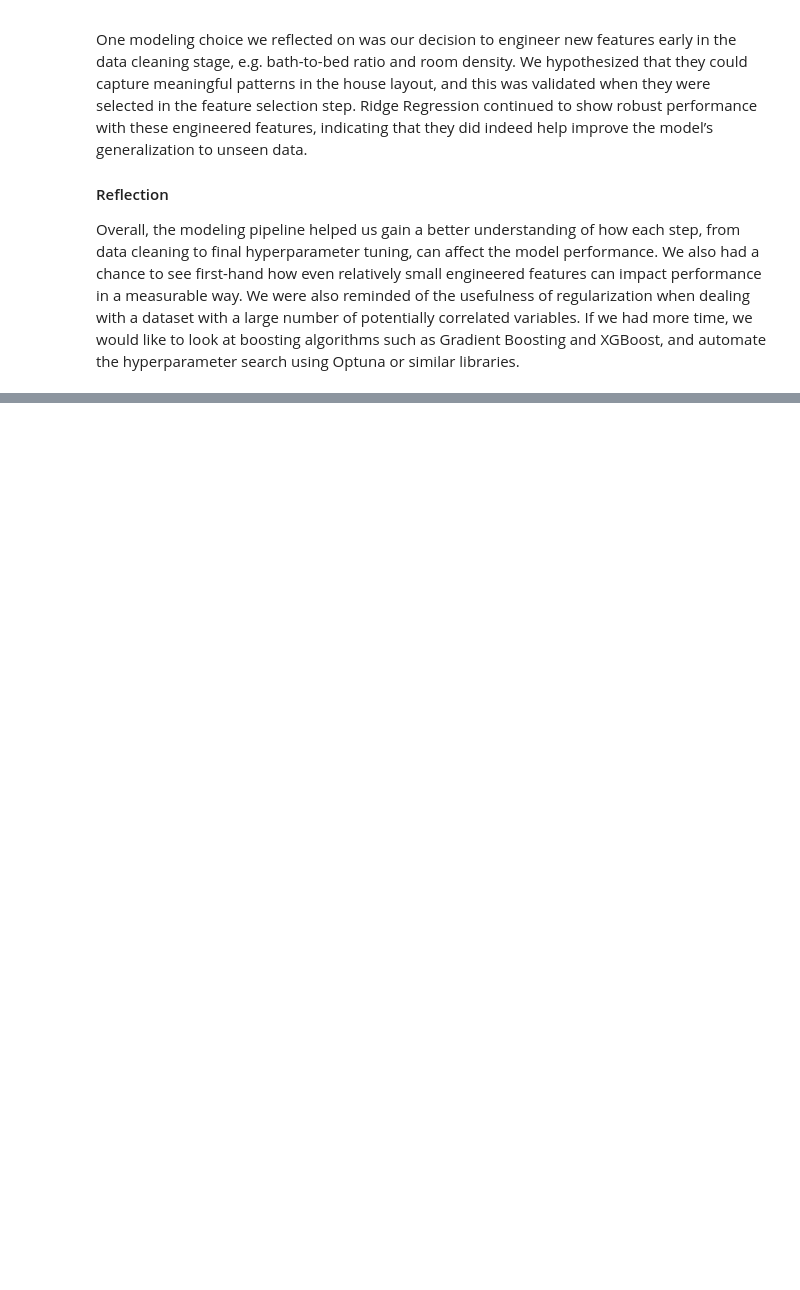
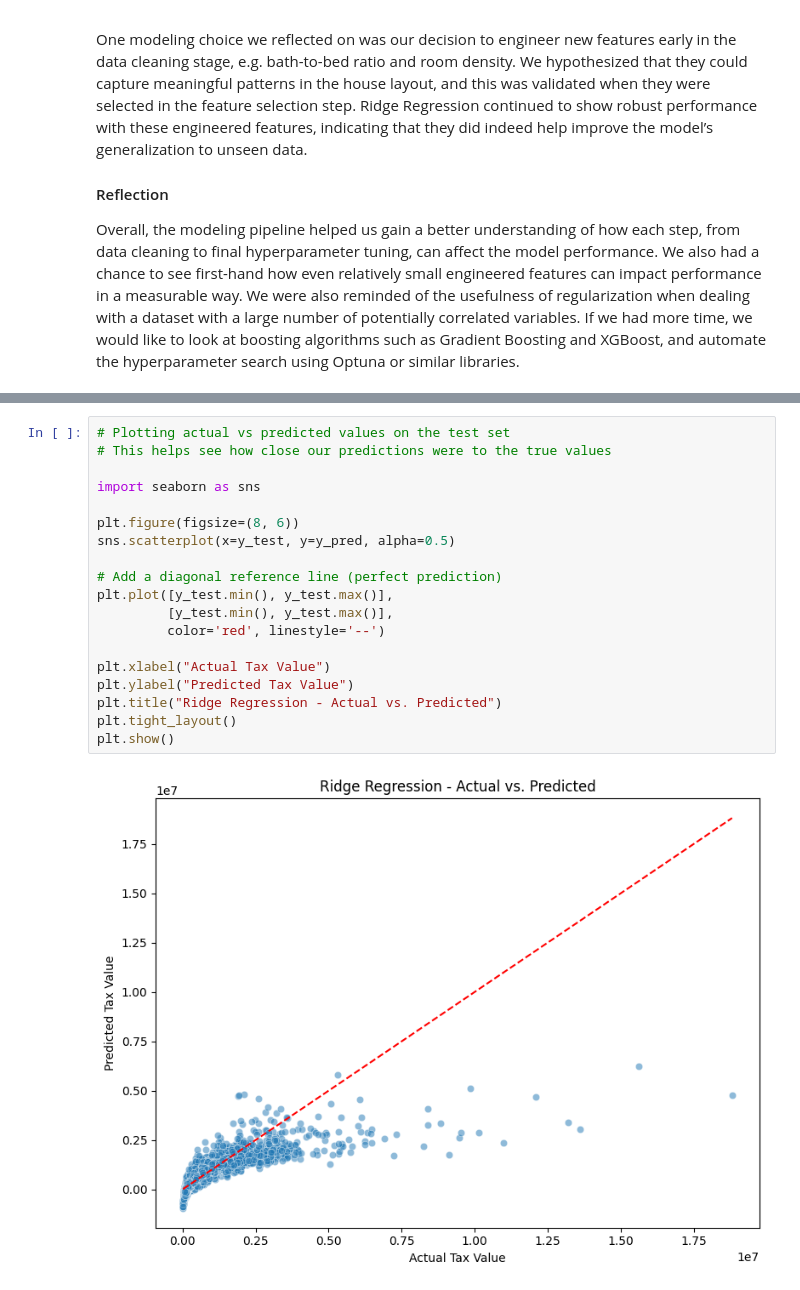
Before and after one commit to jhardis2/ML_Milestone_02_Praja, a Jupyter notebook: Milestone_02 (2).ipynb, the cells around one changed output, grey strips where cells are left out. Saved outputs shown, nothing was run; the diff lists cells and outputs as text; blank space fills up the shorter version.

```diff
--- a/Milestone_02 (2).ipynb
+++ b/Milestone_02 (2).ipynb
@@ -602,0 +668,21 @@ Overall, the modeling pipeline helped us gain a better understanding of how each
+# %%
+# Plotting actual vs predicted values on the test set
+# This helps see how close our predictions were to the true values
+
+import seaborn as sns
+
+plt.figure(figsize=(8, 6))
+sns.scatterplot(x=y_test, y=y_pred, alpha=0.5)
+
+# Add a diagonal reference line (perfect prediction)
+plt.plot([y_test.min(), y_test.max()],
+         [y_test.min(), y_test.max()],
+         color='red', linestyle='--')
+
+plt.xlabel("Actual Tax Value")
+plt.ylabel("Predicted Tax Value")
+plt.title("Ridge Regression - Actual vs. Predicted")
+plt.tight_layout()
+plt.show()
+# %% [output]
+[figure, added]
```
Also changed, not shown: parts of 9 cells of this notebook.
